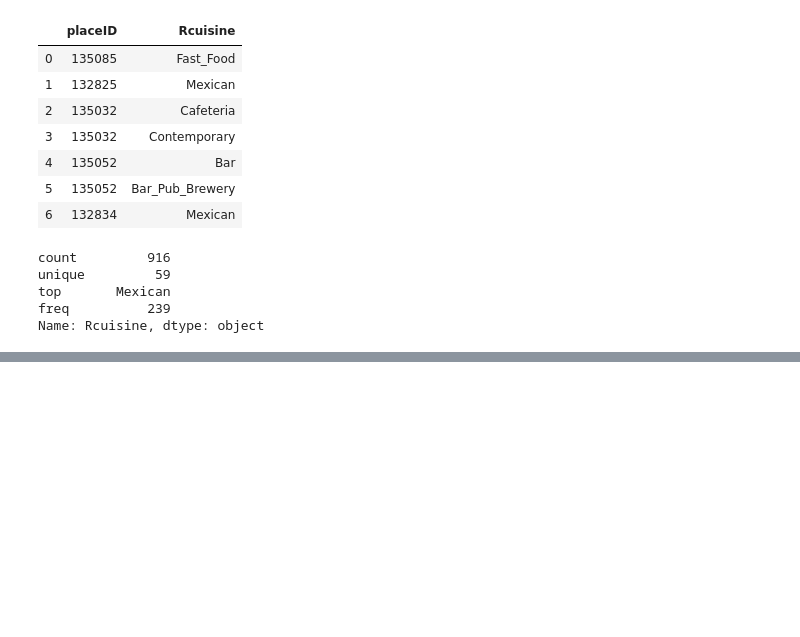
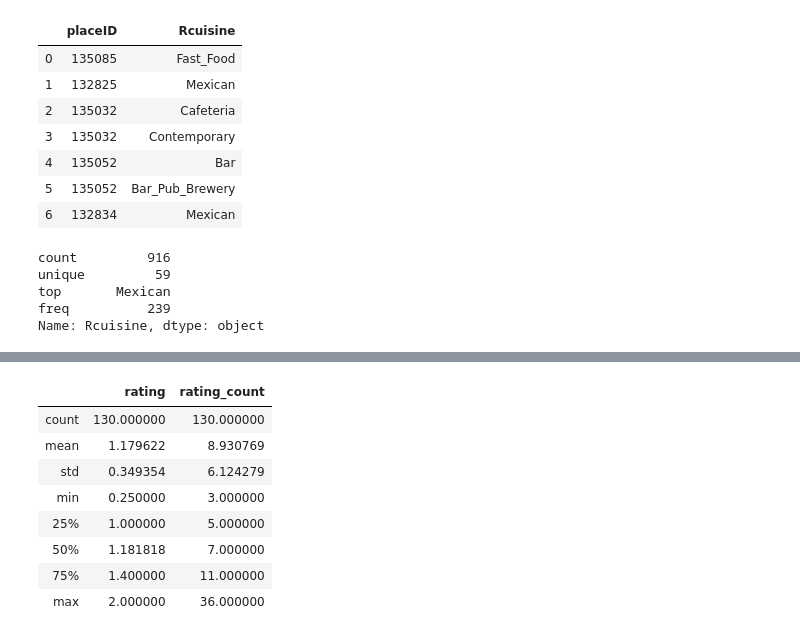
Before and after one commit to hagios2/Recommendation-System, a Jupyter notebook: Untitled.ipynb, the cells around one changed output, grey strips where cells are left out. Cells and saved outputs as stored; diff of their text form; code cells hidden in the pictures; blank space fills up the shorter version.

```diff
--- a/Untitled.ipynb
+++ b/Untitled.ipynb
@@ -68,0 +97,2 @@ Name: Rcuisine, dtype: object
+# %%
+rating = pd.DataFrame(df.groupby('placeID')['rating'].mean())
@@ -68,0 +109,4 @@ Name: Rcuisine, dtype: object
+# %%
+#checking how ratings each places got
+
+rating['rating_count'] = pd.DataFrame(df.groupby('placeID')['rating'].count())
@@ -68,0 +123,12 @@ Name: Rcuisine, dtype: object
+# %%
+rating.describe()
+# %% [output]
+|  | rating | rating_count |
+| count | 130.000000 | 130.000000 |
+| mean | 1.179622 | 8.930769 |
+| std | 0.349354 | 6.124279 |
+| min | 0.250000 | 3.000000 |
+| 25% | 1.000000 | 5.000000 |
+| 50% | 1.181818 | 7.000000 |
+| 75% | 1.400000 | 11.000000 |
+| max | 2.000000 | 36.000000 |
```
Also changed, not shown: parts of 22 cells of this notebook, 1 other file.
